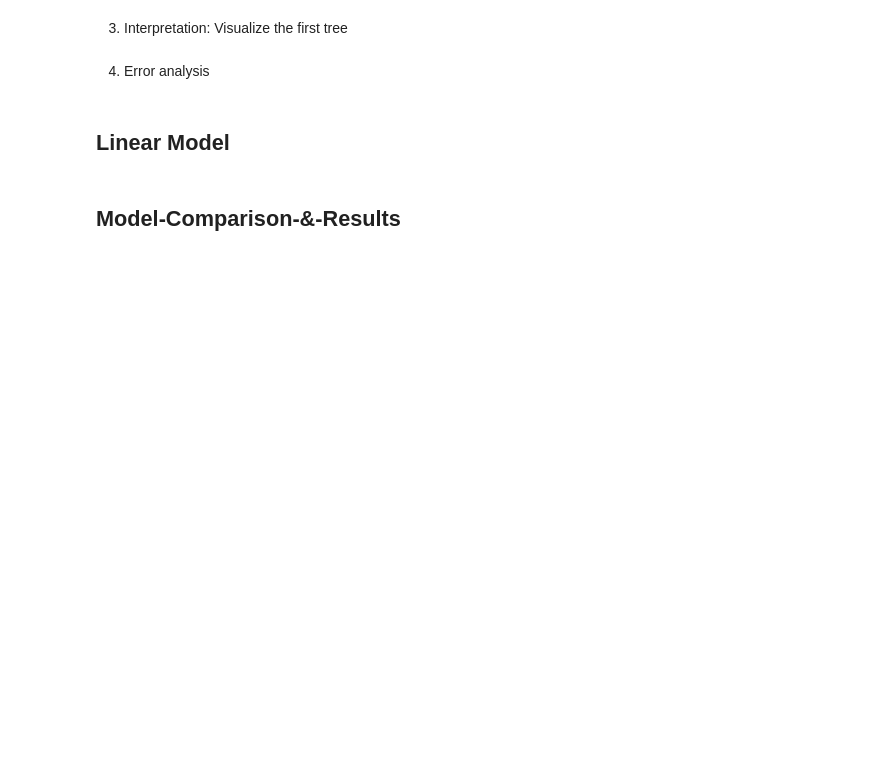
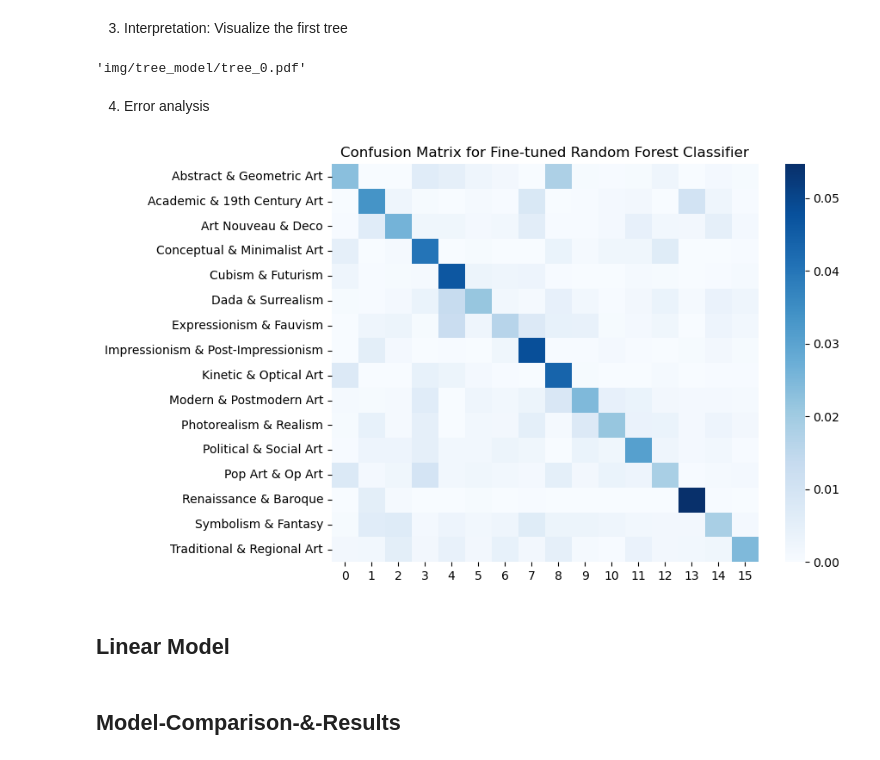
Before and after one commit to yangyuwang/painting_style_prediction, a Jupyter notebook: P2_Yangyu_Avi_Gio.ipynb, the cells around one changed output. Cells and saved outputs as stored; diff of their text form; code cells hidden in the pictures; blank space fills up the shorter version.

```diff
--- a/P2_Yangyu_Avi_Gio.ipynb
+++ b/P2_Yangyu_Avi_Gio.ipynb
@@ -283,7 +285,7 @@ param_grid_record = param_grid.copy()
 
 with tqdm(param_list, desc="Grid Search Progress") as pbar:
     for params in pbar:
-        rfc = RandomForestClassifier(**params, random_state=42)
+        rfc = RandomForestClassifier(**params, criterion="entropy", random_state=42)
         rfc.fit(X_train, y_train)
 
         y_pred = rfc.predict(X_test)
@@ -423,0 +395,4 @@ for i in range(len(best_rfc.estimators_[:5])):
+# %%
+tree_dict[0].render(f"img/tree_model//tree_{0}", format="pdf")
+# %% [output]
+'img/tree_model/tree_0.pdf'
@@ -431,3 +408,11 @@ sns.heatmap(cf_matrix_best_rfc/np.sum(cf_matrix_best_rfc), annot=True,
+# %%
+plt.figure(figsize=(8, 6))
+plt.title("Confusion Matrix for Fine-tuned Random Forest Classifier")
+sns.heatmap(cf_matrix_best_rfc/np.sum(cf_matrix_best_rfc), yticklabels=best_rfc.classes_, cmap='Blues')
+plt.savefig('img/tree_model/confusion_matrix_heatmap.png', dpi=300, bbox_inches='tight')
+plt.show()
+# %% [output]
+[figure, added]
 # %% [markdown]
 ## Linear Model
 # %% [markdown]
```
Also changed, not shown: parts of 14 cells of this notebook, 9 other files.
